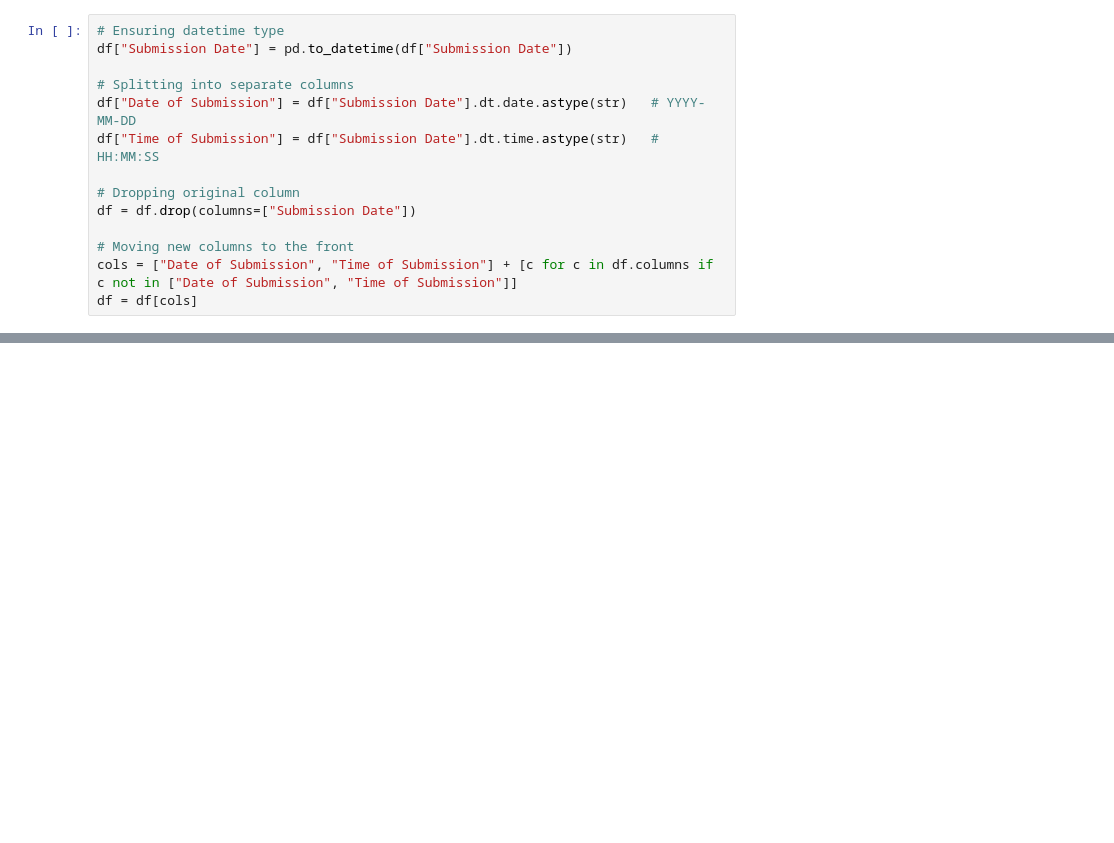
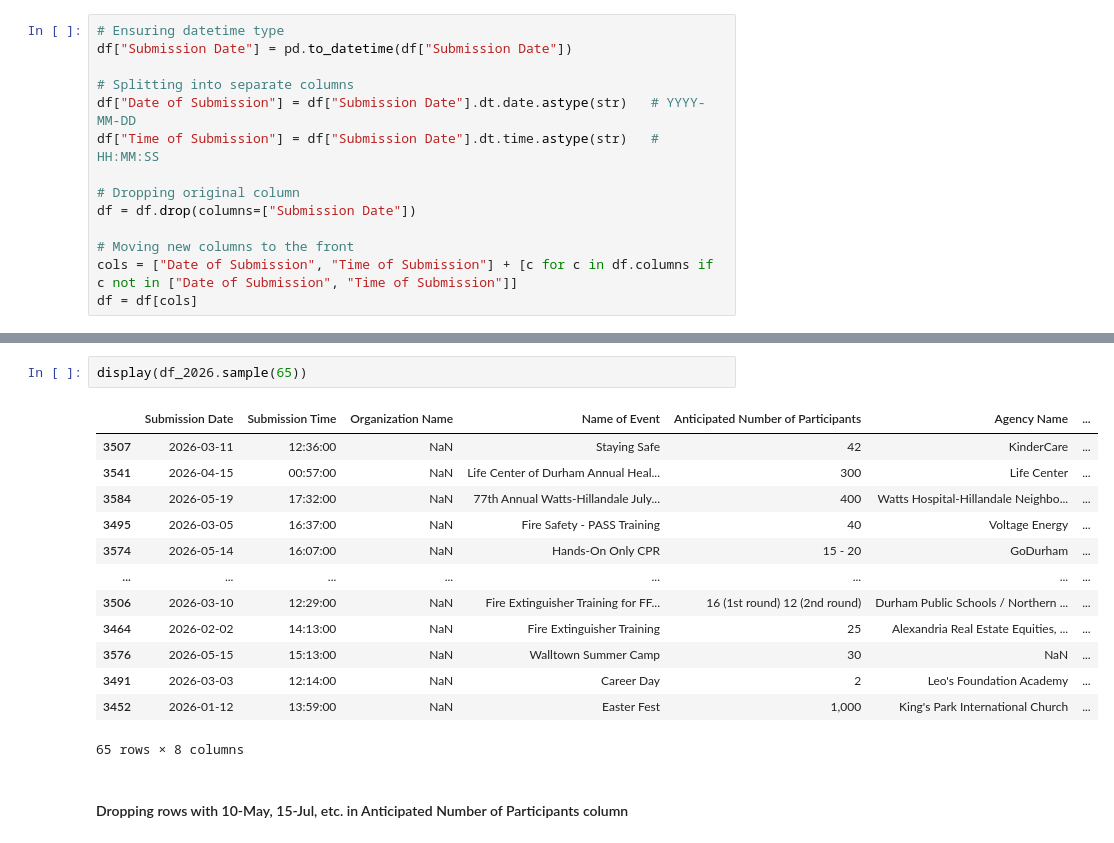
Before and after one commit to akunna1/Fire-Education-Form-Submission-Data-Cleaning, a Jupyter notebook: Data_Cleaning.ipynb, the cells around one changed output, grey strips where cells are left out. Drawn from its saved outputs; the diff is of its cells as text; blank space fills up the shorter version.

```diff
--- a/Data_Cleaning.ipynb
+++ b/Data_Cleaning.ipynb
@@ -172,0 +187,18 @@ display(df_2026.sample(50))
+# %%
+display(df_2026.sample(65))
+# %% [output]
+|  | Submission Date | Submission Time | Organization Name | Name of Event | Anticipated Number of Participants | Agency Name | ... |
+| 3507 | 2026-03-11 | 12:36:00 | NaN | Staying Safe | 42 | KinderCare | ... |
+| 3541 | 2026-04-15 | 00:57:00 | NaN | Life Center of Durham Annual Heal... | 300 | Life Center | ... |
+| 3584 | 2026-05-19 | 17:32:00 | NaN | 77th Annual Watts-Hillandale July... | 400 | Watts Hospital-Hillandale Neighbo... | ... |
+| 3495 | 2026-03-05 | 16:37:00 | NaN | Fire Safety - PASS Training | 40 | Voltage Energy | ... |
+| 3574 | 2026-05-14 | 16:07:00 | NaN | Hands-On Only CPR | 15 - 20 | GoDurham | ... |
+| ... | ... | ... | ... | ... | ... | ... | ... |
+| 3506 | 2026-03-10 | 12:29:00 | NaN | Fire Extinguisher Training for FF... | 16 (1st round) 12 (2nd round) | Durham Public Schools / Northern ... | ... |
+| 3464 | 2026-02-02 | 14:13:00 | NaN | Fire Extinguisher Training | 25 | Alexandria Real Estate Equities, ... | ... |
+| 3576 | 2026-05-15 | 15:13:00 | NaN | Walltown Summer Camp | 30 | NaN | ... |
+| 3491 | 2026-03-03 | 12:14:00 | NaN | Career Day | 2 | Leo's Foundation Academy | ... |
+| 3452 | 2026-01-12 | 13:59:00 | NaN | Easter Fest | 1,000 | King's Park International Church | ... |
+65 rows × 8 columns
+# %% [markdown]
+#### Dropping rows with 10-May, 15-Jul, etc. in Anticipated Number of Participants column
```
Also changed, not shown: parts of 8 cells of this notebook.
